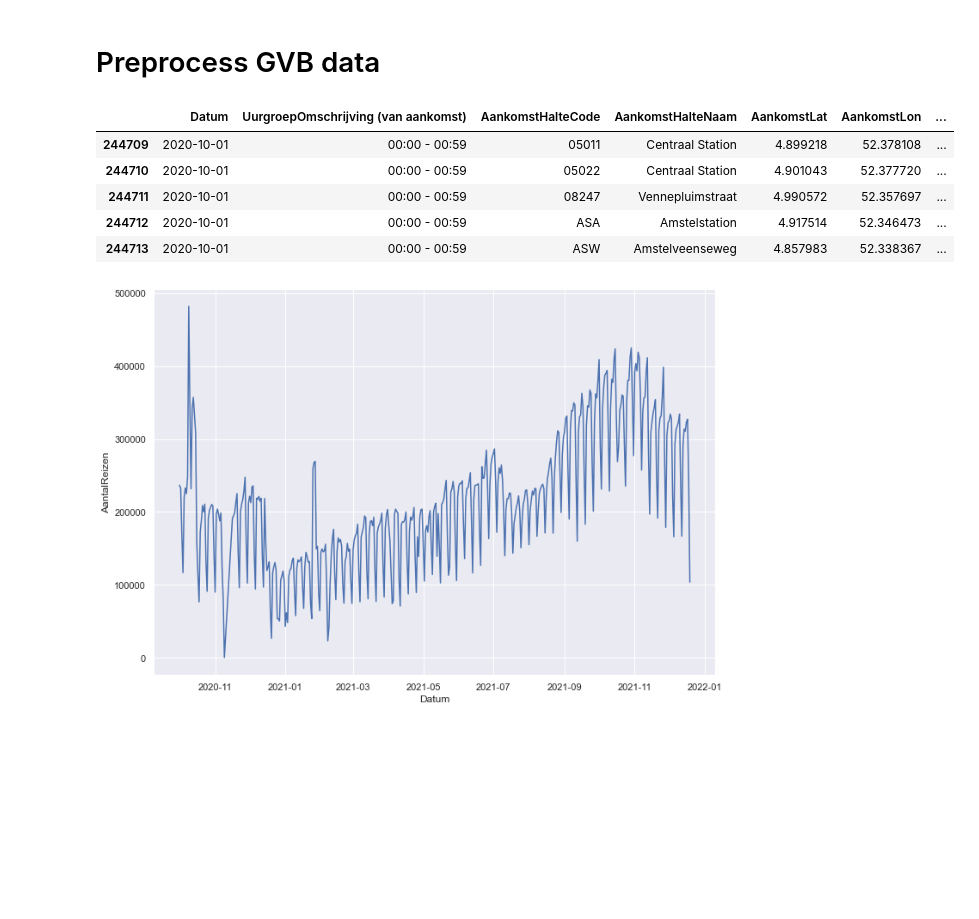
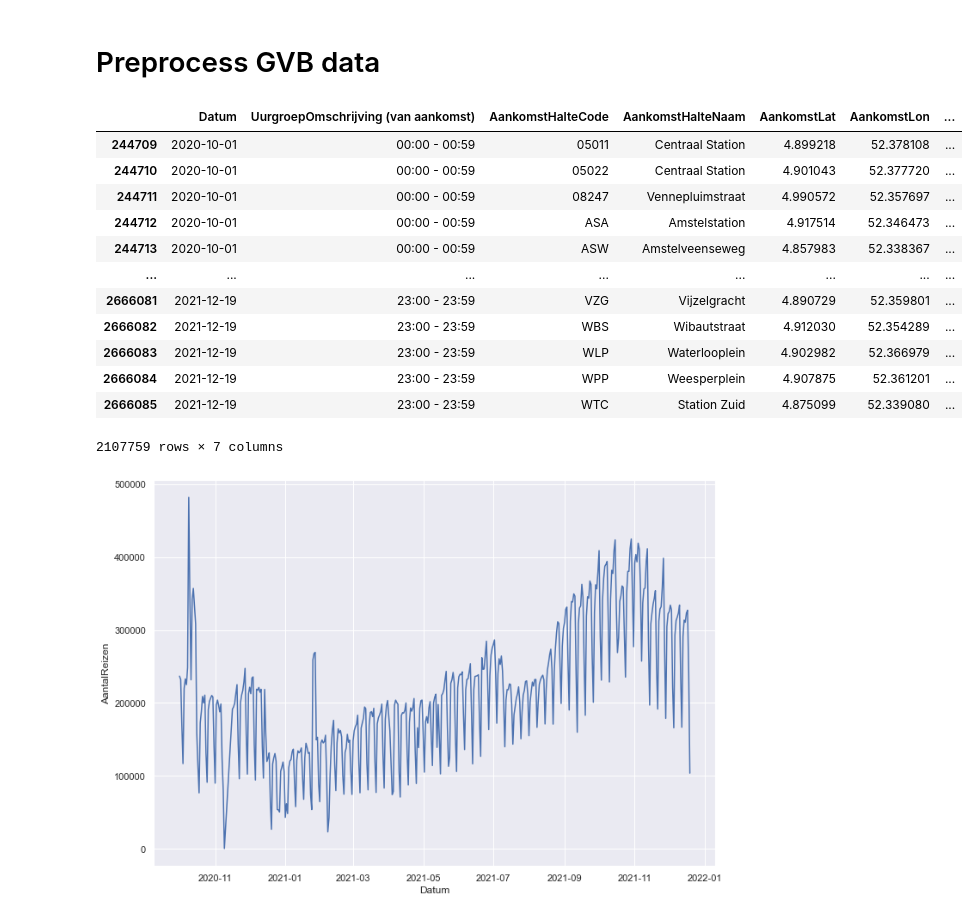
Before and after one commit to lotteph/DSP, a Jupyter notebook: GVB_ALL.ipynb, the cells around one changed output. Cells and saved outputs as stored; diff of their text form; code cells hidden in the pictures; blank space fills up the shorter version.

```diff
--- a/GVB_ALL.ipynb
+++ b/GVB_ALL.ipynb
@@ -53,21 +66,28 @@ resono
 # %%
 # Set dates to datetime
 # Only select data from 10-2020 till 12-2021
 # Drop if destination is unknown
 # Remove NaN and [[ Onbekend ]] values
 gvb_data['Datum'] = pd.to_datetime(gvb_data['Datum'])
 gvb_data = gvb_data.sort_values(by=['Datum', 'UurgroepOmschrijving (van aankomst)'])
 gvb_data_range = gvb_data[(gvb_data['Datum'] >= '2020-10-1') & (gvb_data['Datum'] <= '2021-12-31')]
 gvb_data_range_cleaned = gvb_data_range[gvb_data_range['AankomstHalteCode'].notnull()]
 gvb_data_range_cleaned = gvb_data_range_cleaned[gvb_data_range_cleaned['AankomstHalteNaam'] != "[[ Onbekend ]]"]
-gvb_data_range_cleaned.head()
+gvb_data_range_cleaned
 # %% [output]
 |  | Datum | UurgroepOmschrijving (van aankomst) | AankomstHalteCode | AankomstHalteNaam | AankomstLat | AankomstLon | ... |
 | 244709 | 2020-10-01 | 00:00 - 00:59 | 05011 | Centraal Station | 4.899218 | 52.378108 | ... |
 | 244710 | 2020-10-01 | 00:00 - 00:59 | 05022 | Centraal Station | 4.901043 | 52.377720 | ... |
 | 244711 | 2020-10-01 | 00:00 - 00:59 | 08247 | Vennepluimstraat | 4.990572 | 52.357697 | ... |
 | 244712 | 2020-10-01 | 00:00 - 00:59 | ASA | Amstelstation | 4.917514 | 52.346473 | ... |
 | 244713 | 2020-10-01 | 00:00 - 00:59 | ASW | Amstelveenseweg | 4.857983 | 52.338367 | ... |
+| ... | ... | ... | ... | ... | ... | ... | ... |
+| 2666081 | 2021-12-19 | 23:00 - 23:59 | VZG | Vijzelgracht | 4.890729 | 52.359801 | ... |
+| 2666082 | 2021-12-19 | 23:00 - 23:59 | WBS | Wibautstraat | 4.912030 | 52.354289 | ... |
+| 2666083 | 2021-12-19 | 23:00 - 23:59 | WLP | Waterlooplein | 4.902982 | 52.366979 | ... |
+| 2666084 | 2021-12-19 | 23:00 - 23:59 | WPP | Weesperplein | 4.907875 | 52.361201 | ... |
+| 2666085 | 2021-12-19 | 23:00 - 23:59 | WTC | Station Zuid | 4.875099 | 52.339080 | ... |
+2107759 rows × 7 columns
 # %%
 gvb_data_range_cleaned_travellers_per_day = gvb_data_range_cleaned.groupby(['Datum']).sum().reset_index()
 gvb_data_range_cleaned_travellers_per_day.head()
```
Also changed, not shown: parts of 13 cells of this notebook.
